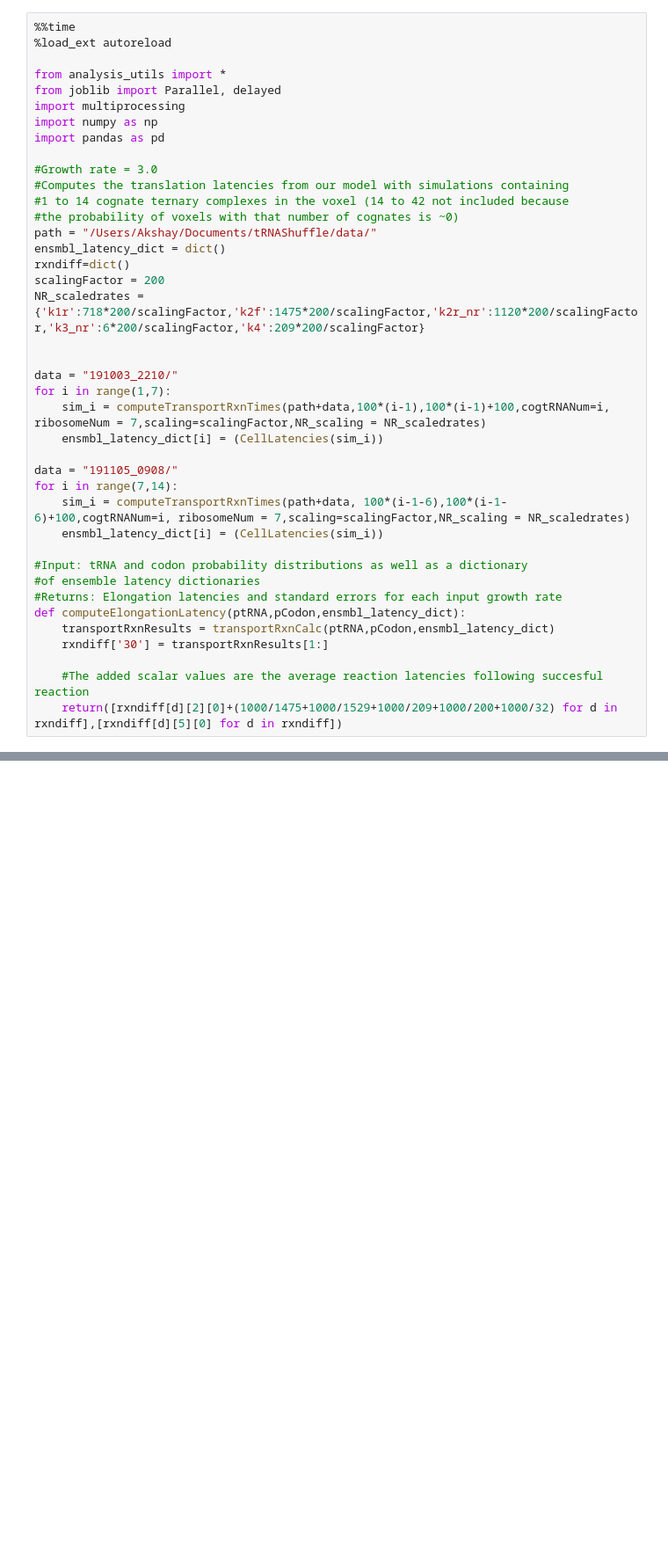
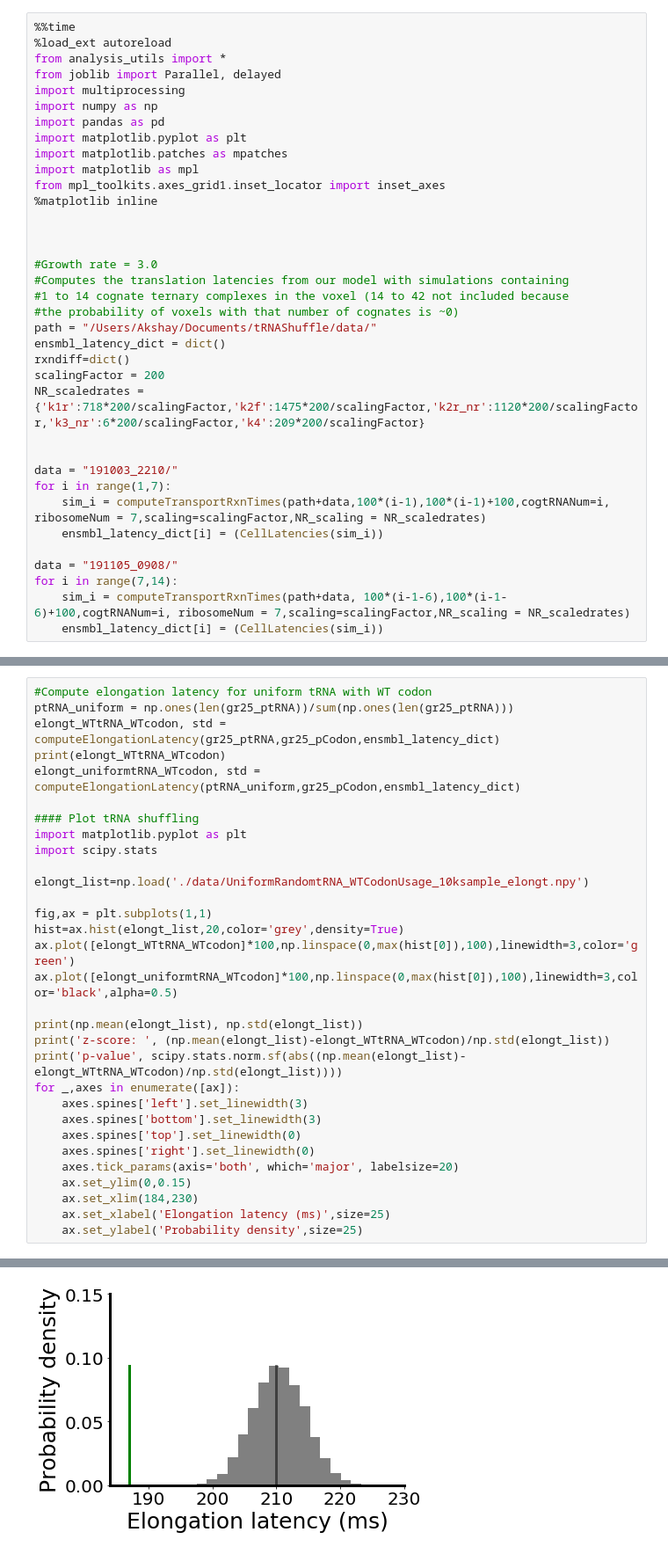
Before and after one commit to EndyLab/tRNACAD, a Jupyter notebook: tRNACodonDistributions.ipynb, the cells around one changed output, grey strips where cells are left out. Shown: that part at 88% size. Cells and saved outputs as stored; diff of their text form; blank space fills up the shorter version.

```diff
--- a/tRNACodonDistributions.ipynb
+++ b/tRNACodonDistributions.ipynb
@@ -1,12 +1,18 @@
 # %%
 %%time
 %load_ext autoreload
-
 from analysis_utils import *
 from joblib import Parallel, delayed
 import multiprocessing
 import numpy as np
 import pandas as pd
+import matplotlib.pyplot as plt
+import matplotlib.patches as mpatches
+import matplotlib as mpl
+from mpl_toolkits.axes_grid1.inset_locator import inset_axes
+%matplotlib inline
+
+
 
 #Growth rate = 3.0
 #Computes the translation latencies from our model with simulations containing
@@ -28,16 +34,6 @@ data = "191105_0908/"
 for i in range(7,14):
     sim_i = computeTransportRxnTimes(path+data, 100*(i-1-6),100*(i-1-6)+100,cogtRNANum=i, ribosomeNum = 7,scaling=scalingFactor,NR_scaling = NR_scaledrates)
     ensmbl_latency_dict[i] = (CellLatencies(sim_i))
-
-#Input: tRNA and codon probability distributions as well as a dictionary
-#of ensemble latency dictionaries
-#Returns: Elongation latencies and standard errors for each input growth rate
-def computeElongationLatency(ptRNA,pCodon,ensmbl_latency_dict):
-    transportRxnResults = transportRxnCalc(ptRNA,pCodon,ensmbl_latency_dict)
-    rxndiff['30'] = transportRxnResults[1:]
-
-    #The added scalar values are the average reaction latencies following succesful reaction
-    return([rxndiff[d][2][0]+(1000/1475+1000/1529+1000/209+1000/200+1000/32) for d in rxndiff],[rxndiff[d][5][0] for d in rxndiff])
 # %% [output]
 Computing...
 Computing...
@@ -62,0 +91,32 @@ gr25_ptRNA = gr25_ptRNA/np.sum(gr25_ptRNA)
+# %%
+#Compute elongation latency for uniform tRNA with WT codon
+ptRNA_uniform = np.ones(len(gr25_ptRNA))/sum(np.ones(len(gr25_ptRNA)))
+elongt_WTtRNA_WTcodon, std = computeElongationLatency(gr25_ptRNA,gr25_pCodon,ensmbl_latency_dict)
+print(elongt_WTtRNA_WTcodon)
+elongt_uniformtRNA_WTcodon, std = computeElongationLatency(ptRNA_uniform,gr25_pCodon,ensmbl_latency_dict)
+
+#### Plot tRNA shuffling
+import matplotlib.pyplot as plt
+import scipy.stats
+
+elongt_list=np.load('./data/UniformRandomtRNA_WTCodonUsage_10ksample_elongt.npy')
+
+fig,ax = plt.subplots(1,1)
+hist=ax.hist(elongt_list,20,color='grey',density=True)
+ax.plot([elongt_WTtRNA_WTcodon]*100,np.linspace(0,max(hist[0]),100),linewidth=3,color='green')
+ax.plot([elongt_uniformtRNA_WTcodon]*100,np.linspace(0,max(hist[0]),100),linewidth=3,color='black',alpha=0.5)
+
+print(np.mean(elongt_list), np.std(elongt_list))
+print('z-score: ', (np.mean(elongt_list)-elongt_WTtRNA_WTcodon)/np.std(elongt_list))
+print('p-value', scipy.stats.norm.sf(abs((np.mean(elongt_list)-elongt_WTtRNA_WTcodon)/np.std(elongt_list))))
+for _,axes in enumerate([ax]):
+    axes.spines['left'].set_linewidth(3)
+    axes.spines['bottom'].set_linewidth(3)
+    axes.spines['top'].set_linewidth(0)
+    axes.spines['right'].set_linewidth(0)
+    axes.tick_params(axis='both', which='major', labelsize=20)
+    ax.set_ylim(0,0.15)
+    ax.set_xlim(184,230)
+    ax.set_xlabel('Elongation latency (ms)',size=25)
+    ax.set_ylabel('Probability density',size=25)
+# %% [output]
@@ -63,3 +127,4 @@ gr25_ptRNA = gr25_ptRNA/np.sum(gr25_ptRNA)
+[figure, added]
 # %%
 #Compute elongation latency for uniform codon with WT tRNA
 pCodon_uniform = np.ones(len(gr25_pCodon))/sum(np.ones(len(gr25_pCodon)))
```
Also changed, not shown: parts of 10 cells of this notebook, 7 other files.
